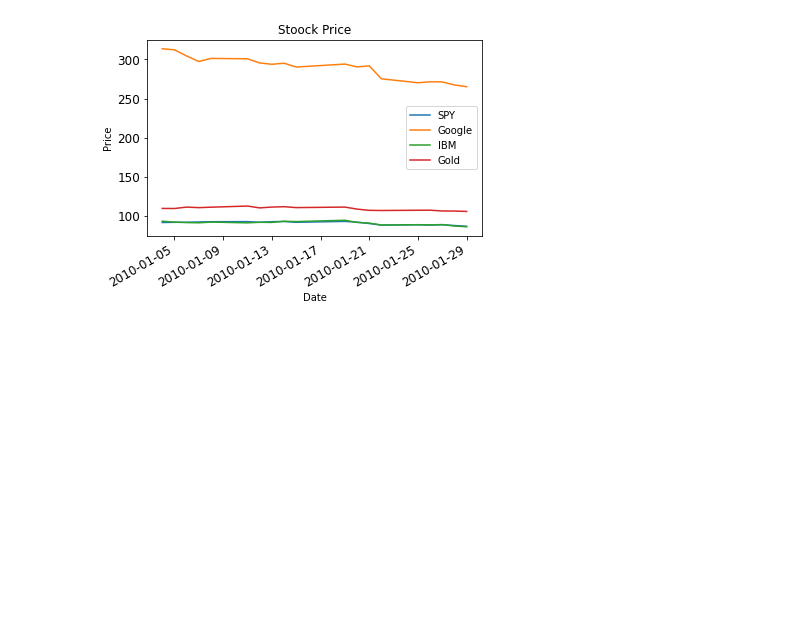
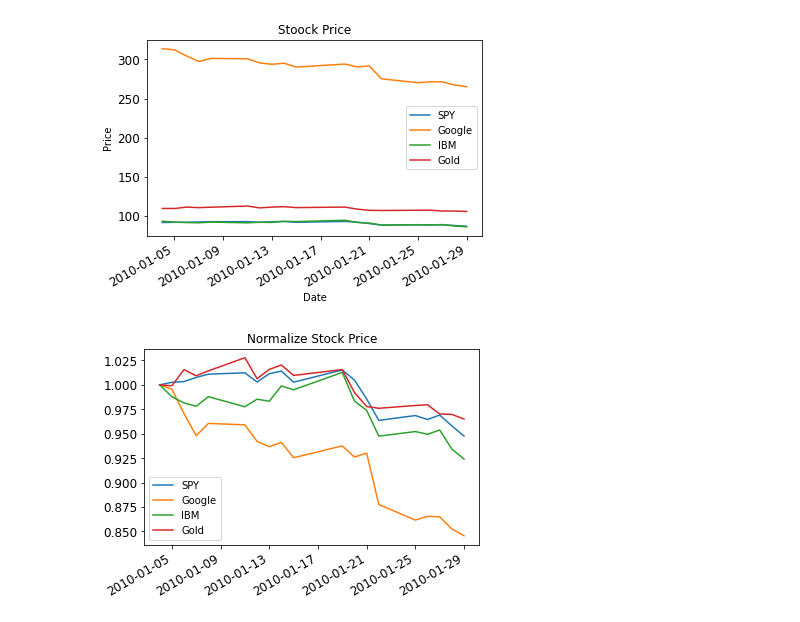
Before and after one commit to goldenglorys/ml-for-trading, a Jupyter notebook: ml_for_trading_2(creating dataframe to join multiple market giant i.e SPY-IBM-AAPL-GOOGL-GLD ETF).ipynb, the cells around one changed output. Drawn from its saved outputs; the diff is of its cells as text; code cells hidden in the pictures; blank space fills up the shorter version.

```diff
--- a/ml_for_trading_2(creating dataframe to join multiple market giant i.e SPY-IBM-AAPL-GOOGL-GLD ETF).ipynb
+++ b/ml_for_trading_2(creating dataframe to join multiple market giant i.e SPY-IBM-AAPL-GOOGL-GLD ETF).ipynb
@@ -99,3 +99,12 @@ graph.set_ylabel("Price")
 plt.show()
 # %% [output]
 [figure]
+# %%
+def normalize_data(df):
+    """Normalize stock price using the first row of the dataframe"""
+    return df / df.iloc[0,:]
+# %%
+normalize_data(df1).plot(title="Normalize Stock Price", fontsize=12)
+plt.show()
+# %% [output]
+[figure, added]
```
